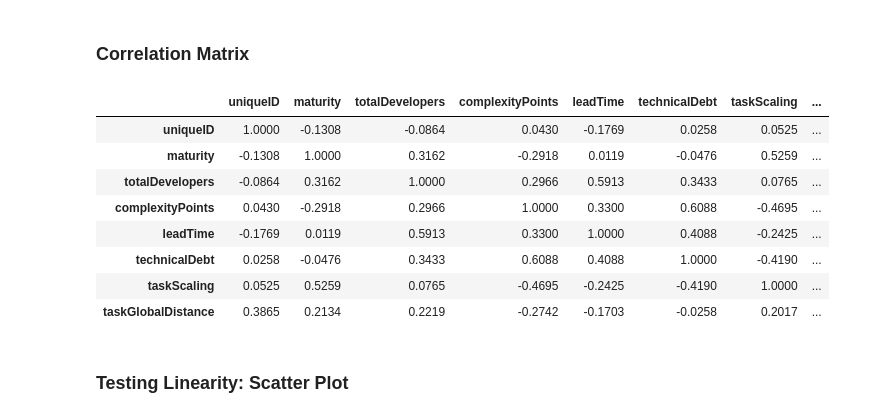
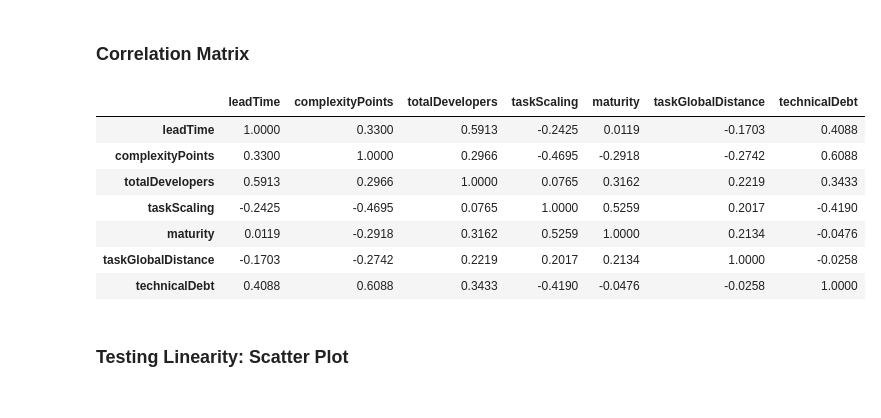
Before and after one commit to Technical-Debt-Large-Scale/tdmls, a Jupyter notebook: Regression_analysis.ipynb, the cells around one changed output. Saved outputs shown, nothing was run; the diff lists cells and outputs as text; code cells hidden in the pictures.

```diff
--- a/Regression_analysis.ipynb
+++ b/Regression_analysis.ipynb
@@ -20,0 +23,30 @@ df_all_metrics.head(3)
+# %%
+import pandas as pd
+from sklearn import preprocessing
+
+# Dictionary with set of variables
+my_dict = {0:'technicalDebt', 1:'leadTime', 2:'complexityPoints',
+           3:'totalDevelopers',4:'taskScaling', 5:'maturity', 6:'taskGlobalDistance'}
+
+# Independent variable
+y = df_all_metrics.technicalDebt
+
+# Dependents variables (original)
+X = df_all_metrics[[my_dict[1], my_dict[2], my_dict[3], my_dict[4], my_dict[5], my_dict[6]]]
+
+# 1.1 X Features Normalized
+x_values = X.values #returns a numpy array
+min_max_scaler = preprocessing.MinMaxScaler()
+x_scaled = min_max_scaler.fit_transform(x_values)
+df_X_normalized = pd.DataFrame(x_scaled)
+# Guardar os valores das features Xi normalizadas
+X_normalized = df_X_normalized
+
+df_X_n = df_X_normalized
+
+df_X_n.rename(columns={0:my_dict[1], 1:my_dict[2], 2:my_dict[3], 3:my_dict[4], 4:my_dict[5], 5:my_dict[6]},inplace = True)
+df_X_n['technicalDebt'] = y
+df_X_n['location'] = df_all_metrics['location']
+df_all_metrics_normalized = df_X_n
+
+df_all_metrics_normalized.head(3)
@@ -30,17 +69,16 @@ Text(0.5,1,'Boxplot Distribuition Technical Debt x Location')
 # %% [markdown]
 ### Correlation Matrix
 # %%
-df_all_metrics.corr().round(4)
+df_all_metrics_normalized.corr().round(4)
 # %% [output]
-|  | uniqueID | maturity | totalDevelopers | complexityPoints | leadTime | technicalDebt | taskScaling | ... |
-| uniqueID | 1.0000 | -0.1308 | -0.0864 | 0.0430 | -0.1769 | 0.0258 | 0.0525 | ... |
-| maturity | -0.1308 | 1.0000 | 0.3162 | -0.2918 | 0.0119 | -0.0476 | 0.5259 | ... |
-| totalDevelopers | -0.0864 | 0.3162 | 1.0000 | 0.2966 | 0.5913 | 0.3433 | 0.0765 | ... |
-| complexityPoints | 0.0430 | -0.2918 | 0.2966 | 1.0000 | 0.3300 | 0.6088 | -0.4695 | ... |
-| leadTime | -0.1769 | 0.0119 | 0.5913 | 0.3300 | 1.0000 | 0.4088 | -0.2425 | ... |
-| technicalDebt | 0.0258 | -0.0476 | 0.3433 | 0.6088 | 0.4088 | 1.0000 | -0.4190 | ... |
-| taskScaling | 0.0525 | 0.5259 | 0.0765 | -0.4695 | -0.2425 | -0.4190 | 1.0000 | ... |
-| taskGlobalDistance | 0.3865 | 0.2134 | 0.2219 | -0.2742 | -0.1703 | -0.0258 | 0.2017 | ... |
+|  | leadTime | complexityPoints | totalDevelopers | taskScaling | maturity | taskGlobalDistance | technicalDebt |
+| leadTime | 1.0000 | 0.3300 | 0.5913 | -0.2425 | 0.0119 | -0.1703 | 0.4088 |
+| complexityPoints | 0.3300 | 1.0000 | 0.2966 | -0.4695 | -0.2918 | -0.2742 | 0.6088 |
+| totalDevelopers | 0.5913 | 0.2966 | 1.0000 | 0.0765 | 0.3162 | 0.2219 | 0.3433 |
+| taskScaling | -0.2425 | -0.4695 | 0.0765 | 1.0000 | 0.5259 | 0.2017 | -0.4190 |
+| maturity | 0.0119 | -0.2918 | 0.3162 | 0.5259 | 1.0000 | 0.2134 | -0.0476 |
+| taskGlobalDistance | -0.1703 | -0.2742 | 0.2219 | 0.2017 | 0.2134 | 1.0000 | -0.0258 |
+| technicalDebt | 0.4088 | 0.6088 | 0.3433 | -0.4190 | -0.0476 | -0.0258 | 1.0000 |
 # %% [markdown]
 ### Testing Linearity: Scatter Plot
 # %%
```
Also changed, not shown: parts of 12 cells of this notebook.
